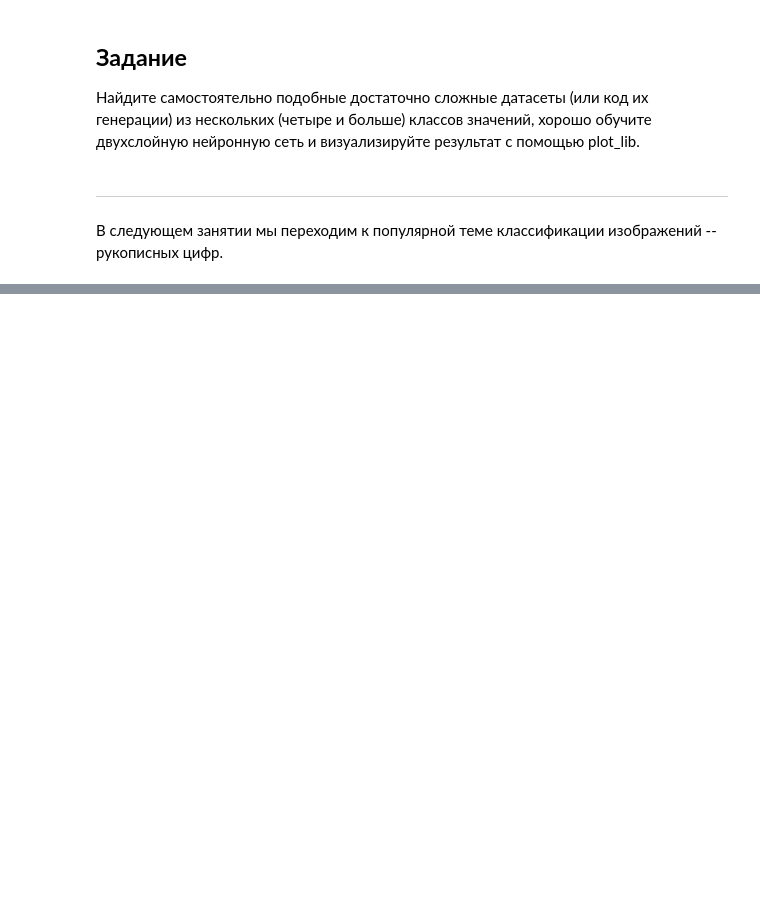
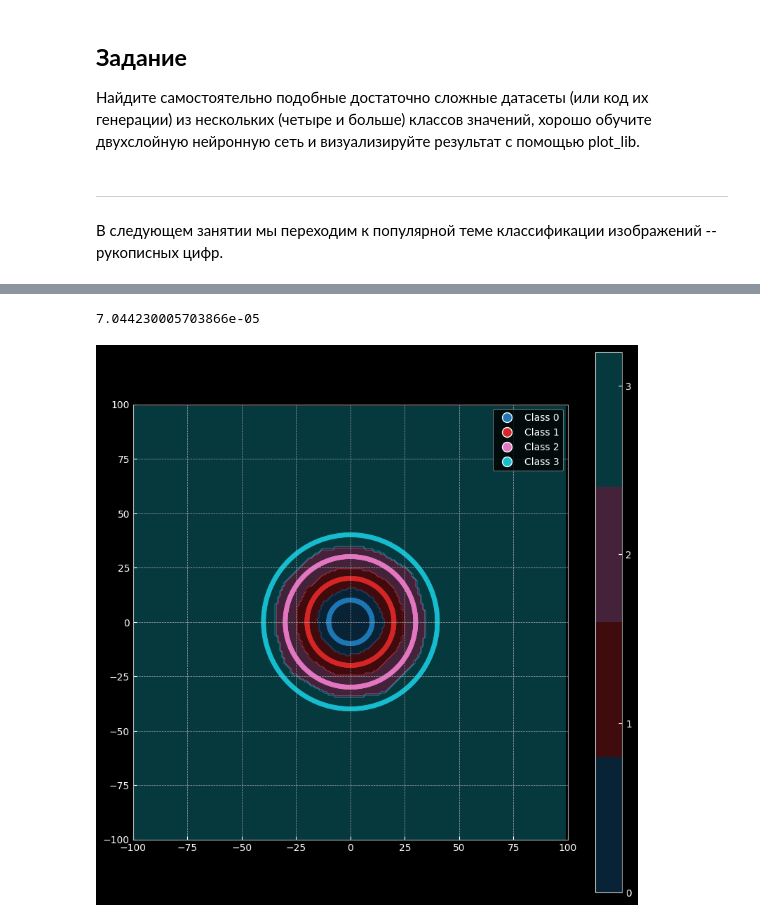
Before and after one commit to Xavatu/ML, a Jupyter notebook: ML1_4.ipynb, the cells around one changed output, grey strips where cells are left out. Saved outputs shown, nothing was run; the diff lists cells and outputs as text; code cells hidden in the pictures; blank space fills up the shorter version.

```diff
--- a/ML1_4.ipynb
+++ b/ML1_4.ipynb
@@ -290,0 +392,39 @@ plot_model(X, y, model)
+# %%
+# Определение модели
+model = nn.Sequential(
+    nn.Linear(D, H),
+    nn.ReLU(),
+    nn.Linear(H, C)
+).to(device)
+
+# Параметры обучения
+lambda_l2 = 0.00001
+lr = 0.01
+n_epochs = 10000
+loss_fn = nn.CrossEntropyLoss()
+optimizer = optim.Adam(model.parameters(), lr=lr, weight_decay=lambda_l2)
+
+def make_train_step(model, loss_fn, optimizer):
+    def train_step(X, y):
+        model.train()
+        optimizer.zero_grad()
+        outputs = model(X)
+        loss = loss_fn(outputs, y)
+        loss.backward()
+        optimizer.step()
+        return loss.item()
+    return train_step
+
+train_step = make_train_step(model, loss_fn, optimizer)
+
+# Обучение модели
+for epoch in range(n_epochs):
+    loss = train_step(X, y)
+    # print(f'Epoch {epoch+1}/{n_epochs}, Loss: {loss:.4f}')
+print(loss)
+# %% [output]
+7.044230005703866e-05
+# %%
+plot_model(X, y, model)
+# %% [output]
+[figure, added]
```
Also changed, not shown: parts of 9 cells of this notebook.
